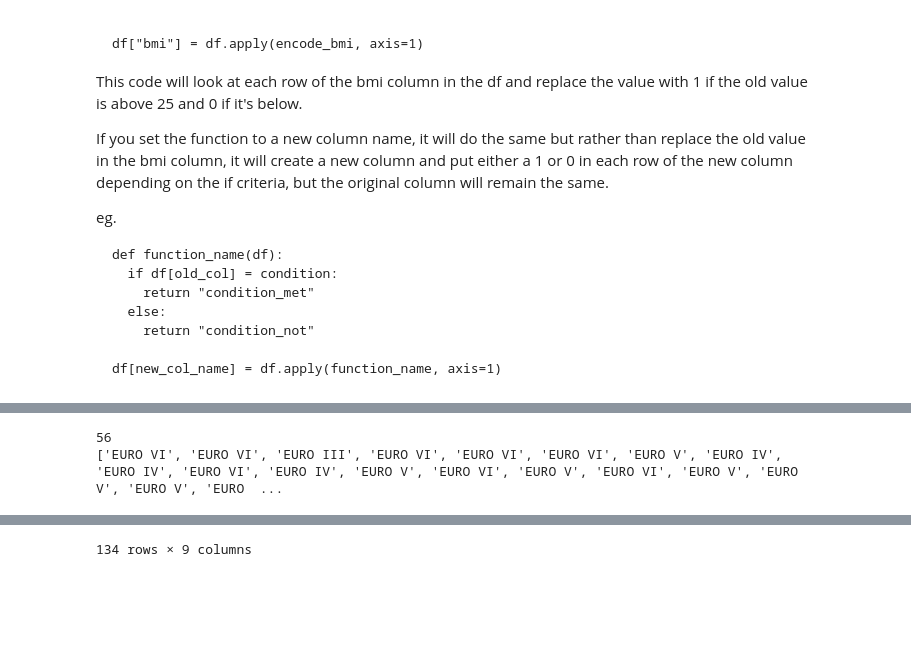
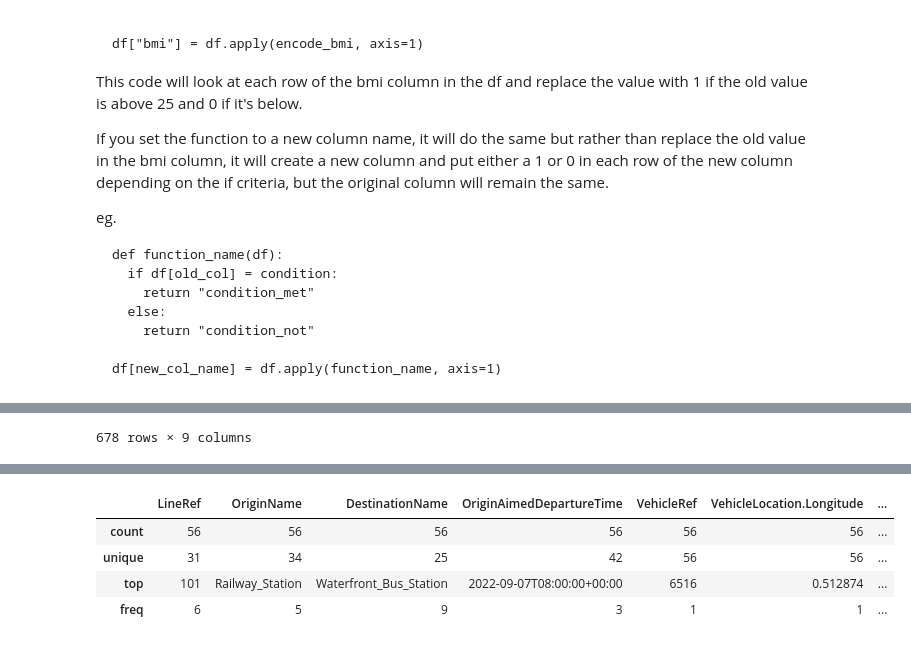
Before and after one commit to JackSandford/ECK, a Jupyter notebook: Projects/Bus_Data_dataset_simplification.ipynb, the cells around one changed output, grey strips where cells are left out. Cells and saved outputs as stored; diff of their text form; code cells hidden in the pictures; blank space fills up the shorter version.

```diff
--- a/Projects/Bus_Data_dataset_simplification.ipynb
+++ b/Projects/Bus_Data_dataset_simplification.ipynb
@@ -420,29 +420,47 @@ def classlists(df):
       list6.append(line[1])
     else: return None
 
-def check_emission(df):
-  for ref in df['VehicleRef']:
-    if ref in list3:
-      vehicleemissions.append('EURO III')
-    elif ref in list4:
-      vehicleemissions.append('EURO IV')
-    elif ref in list5:
-      vehicleemissions.append('EURO V')
-    elif ref in list6:
-      vehicleemissions.append('EURO VI')
-    else:
-      vehicleemissions.append(None)
+# def check_emission(df):
+#   for ref in df['VehicleRef']:
+#     if ref in list3:
+#       vehicleemissions.append('EURO III')
+#     elif ref in list4:
+#       vehicleemissions.append('EURO IV')
+#     elif ref in list5:
+#       vehicleemissions.append('EURO V')
+#     elif ref in list6:
+#       vehicleemissions.append('EURO VI')
+#     else:
+#       vehicleemissions.append(None)
 
 list3 = []
 list4 = []
 list5 = []
 list6 = []
-vehicleemissions = []
+
+# vehicleemissions = []
 classlists(regs_emissions)
-print(len(list3))
-check_emission(mvj)
-print(vehicleemissions)
-mvj['Emissions_standard'] = vehicleemissions
-mvj = mvj[mvj['Emissions_standard'] == 'EURO III']
-display(mvj)
+# print(len(list3))
+# check_emission(mvj)
+# print(vehicleemissions)
+# mvj['Emissions_standard'] = vehicleemissions
+# mvj = mvj[mvj['Emissions_standard'] == 'EURO III']
+# display(mvj)
+
+def encode(df):
+  if df['Last tracked'] in list3:
+    return 'EURO III'
+  elif df['Last tracked'] in list4:
+    return 'EURO IV'
+  elif df['Last tracked'] in list5:
+    return 'EURO V'
+  elif df['Last tracked'] in list6:
+    return 'EURO VI'
+  else:
+    return None
+
+mvjandtime['Emissions_standard'] = regs_emissions.apply(encode, axis = 1)
+display(mvjandtime)
+euro3frame = mvjandtime[mvjandtime['Emissions_standard'] == 'EURO III']
+euro3frame.describe()
 # %% [output]
@@ -449,2 +479 @@ display(mvj)
-56
-['EURO VI', 'EURO VI', 'EURO III', 'EURO VI', 'EURO VI', 'EURO VI', 'EURO V', 'EURO IV', 'EURO IV', 'EURO VI', 'EURO IV', 'EURO V', 'EURO VI', 'EURO V', 'EURO VI', 'EURO V', 'EURO V', 'EURO V', 'EURO  ...
+678 rows × 9 columns
@@ -463 +480,5 @@ display(mvj)
-134 rows × 9 columns
+|  | LineRef | OriginName | DestinationName | OriginAimedDepartureTime | VehicleRef | VehicleLocation.Longitude | ... |
+| count | 56 | 56 | 56 | 56 | 56 | 56 | ... |
+| unique | 31 | 34 | 25 | 42 | 56 | 56 | ... |
+| top | 101 | Railway_Station | Waterfront_Bus_Station | 2022-09-07T08:00:00+00:00 | 6516 | 0.512874 | ... |
+| freq | 6 | 5 | 9 | 3 | 1 | 1 | ... |
```
Also changed, not shown: parts of 3 cells of this notebook.
